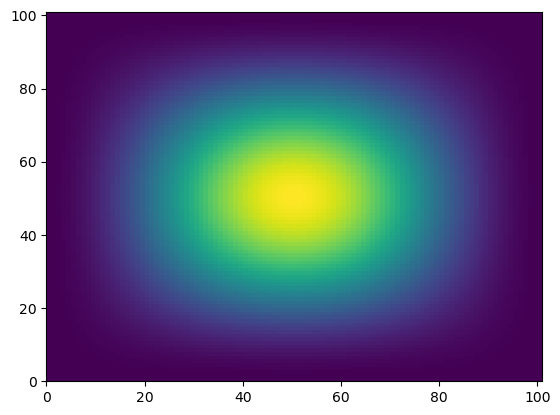
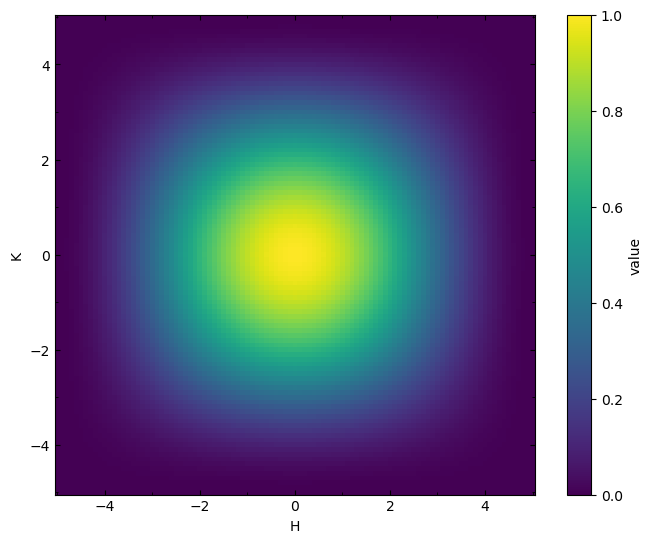
Code edit (unified diff) that turned the first committed figure into the second:
--- before
+++ after
@@ -1 +1 @@
-plt.pcolormesh(dpdf.window[:,:,data.shape[2]//2], vmin=0, vmax=1)
+plot_slice(dpdf.window[:,:,data.shape[2]//2], data.H, data.K, vmin=0, vmax=1)

Commit: Update DeltaPDF example